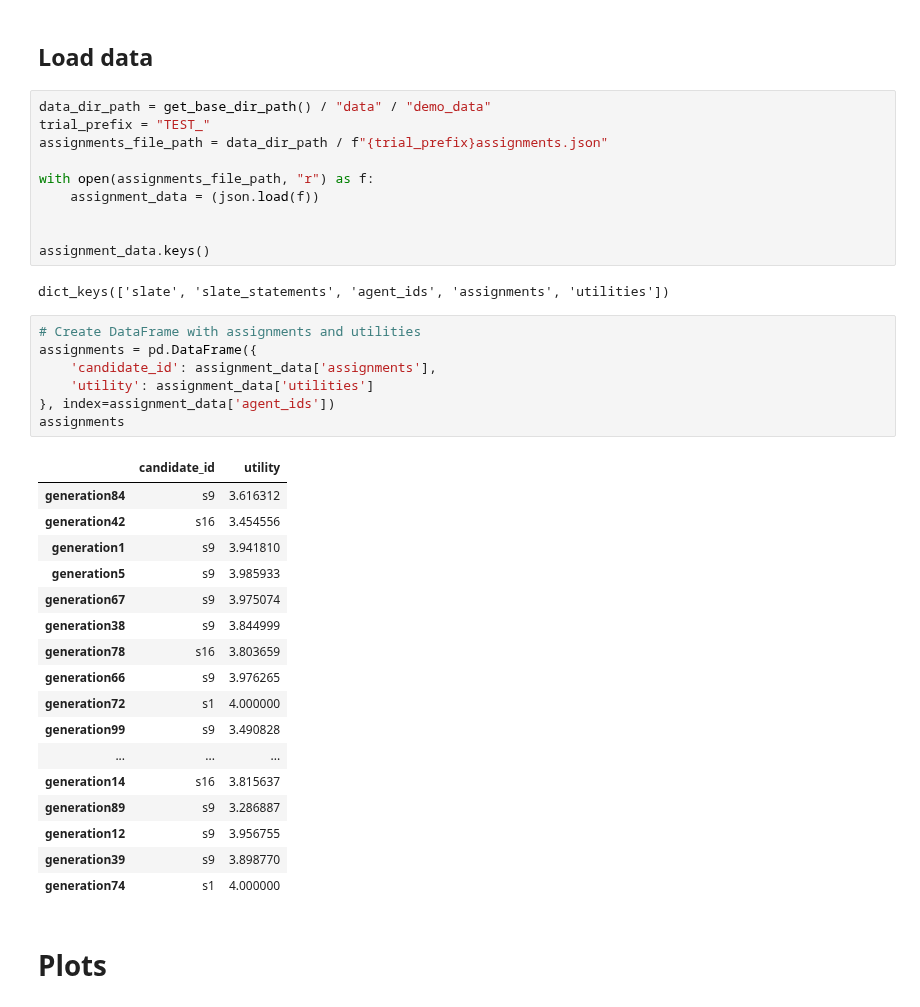
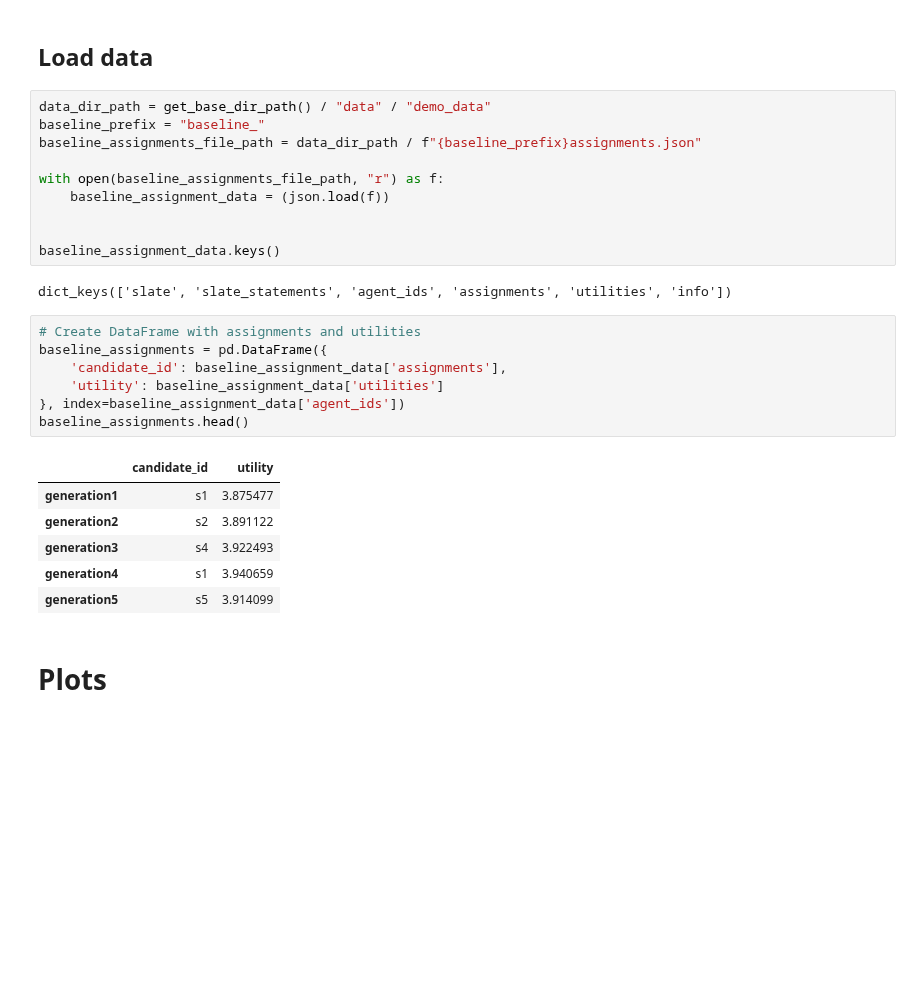
Before and after one commit to aaron-sandoval/generative_social_choice, a Jupyter notebook: generative_social_choice/plots/generate_plots.ipynb, the cells around one changed output. Drawn from its saved outputs; the diff is of its cells as text; blank space fills up the shorter version.

```diff
--- a/generative_social_choice/plots/generate_plots.ipynb
+++ b/generative_social_choice/plots/generate_plots.ipynb
@@ -30,41 +30,30 @@ likert_scores_reverse: dict[str, int] = {v: k for k, v in likert_scores.items()}
 ## Load data
 # %%
 data_dir_path = get_base_dir_path() / "data" / "demo_data"
-trial_prefix = "TEST_"
-assignments_file_path = data_dir_path / f"{trial_prefix}assignments.json"
+baseline_prefix = "baseline_"
+baseline_assignments_file_path = data_dir_path / f"{baseline_prefix}assignments.json"
 
-with open(assignments_file_path, "r") as f:
-    assignment_data = (json.load(f))
+with open(baseline_assignments_file_path, "r") as f:
+    baseline_assignment_data = (json.load(f))
 
 
-assignment_data.keys()
+baseline_assignment_data.keys()
 # %% [output]
-dict_keys(['slate', 'slate_statements', 'agent_ids', 'assignments', 'utilities'])
+dict_keys(['slate', 'slate_statements', 'agent_ids', 'assignments', 'utilities', 'info'])
 # %%
 # Create DataFrame with assignments and utilities
-assignments = pd.DataFrame({
-    'candidate_id': assignment_data['assignments'],
-    'utility': assignment_data['utilities']
-}, index=assignment_data['agent_ids'])
-assignments
+baseline_assignments = pd.DataFrame({
+    'candidate_id': baseline_assignment_data['assignments'],
+    'utility': baseline_assignment_data['utilities']
+}, index=baseline_assignment_data['agent_ids'])
+baseline_assignments.head()
 # %% [output]
 |  | candidate_id | utility |
-| generation84 | s9 | 3.616312 |
-| generation42 | s16 | 3.454556 |
-| generation1 | s9 | 3.941810 |
-| generation5 | s9 | 3.985933 |
-| generation67 | s9 | 3.975074 |
-| generation38 | s9 | 3.844999 |
-| generation78 | s16 | 3.803659 |
-| generation66 | s9 | 3.976265 |
-| generation72 | s1 | 4.000000 |
-| generation99 | s9 | 3.490828 |
-| ... | ... | ... |
-| generation14 | s16 | 3.815637 |
-| generation89 | s9 | 3.286887 |
-| generation12 | s9 | 3.956755 |
-| generation39 | s9 | 3.898770 |
-| generation74 | s1 | 4.000000 |
+| generation1 | s1 | 3.875477 |
+| generation2 | s2 | 3.891122 |
+| generation3 | s4 | 3.922493 |
+| generation4 | s1 | 3.940659 |
+| generation5 | s5 | 3.914099 |
 # %% [markdown]
 # Plots
 # %% [markdown]
```
Also changed, not shown: parts of 3 cells of this notebook.
